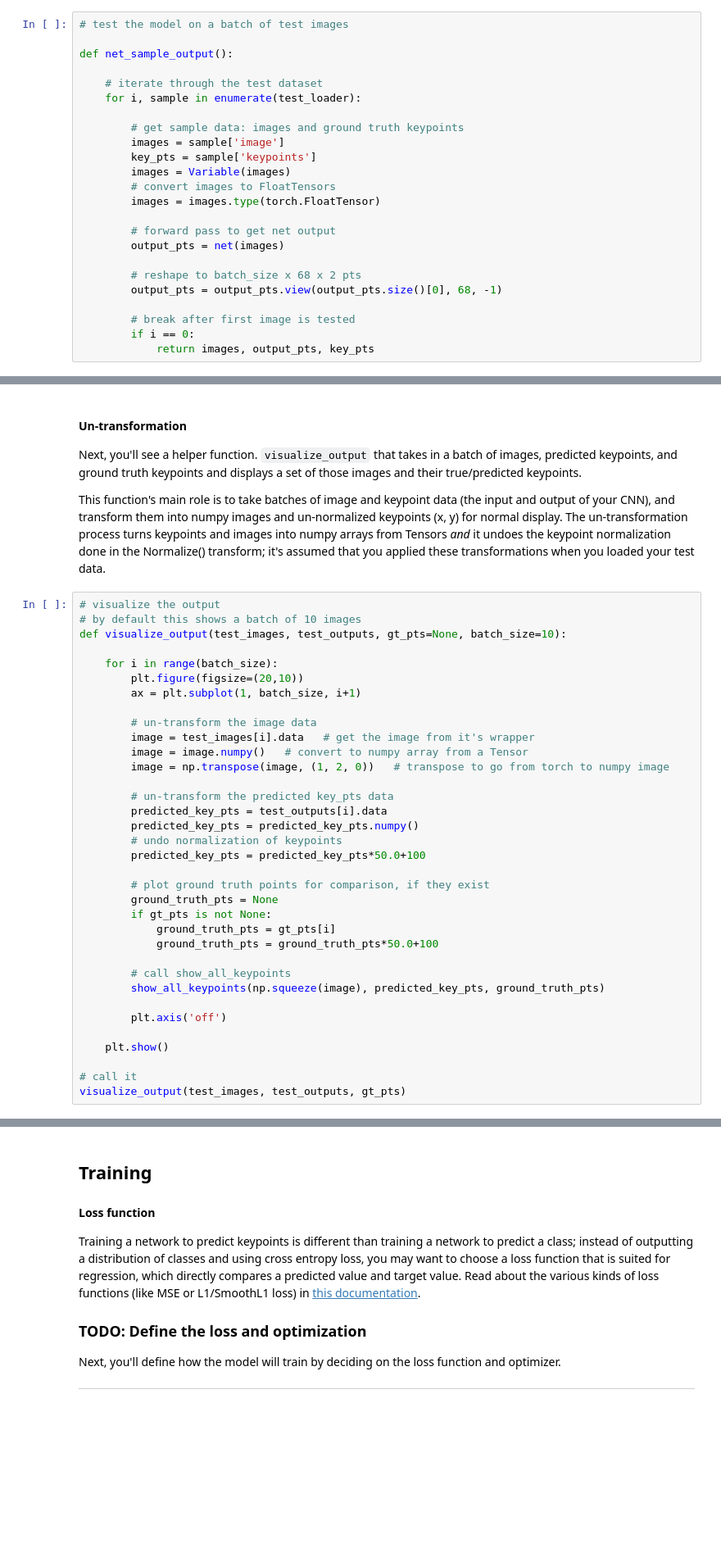
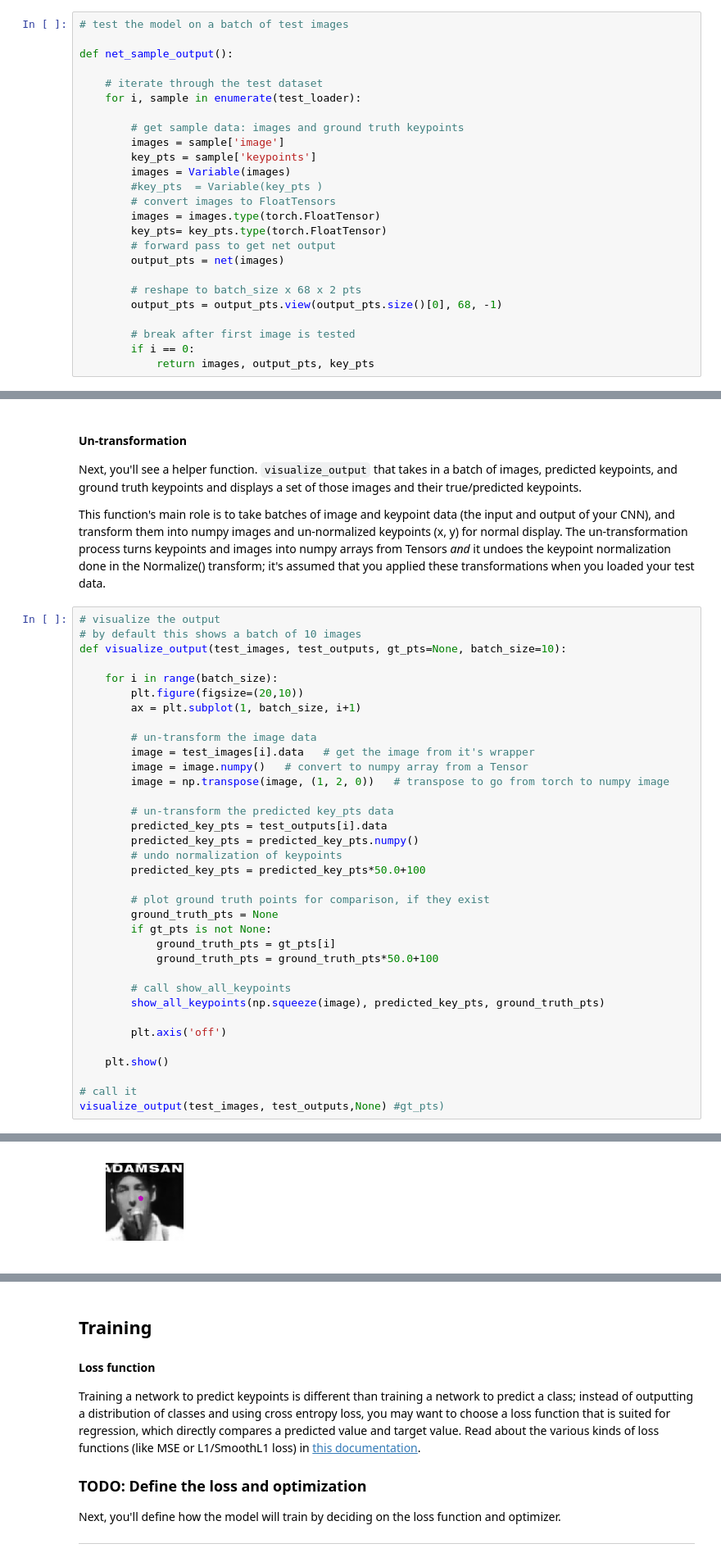
Before and after one commit to mostoo45/ComputerVision, a Jupyter notebook: 2. Define the Network Architecture.ipynb, the cells around one changed output, grey strips where cells are left out. Shown at 82% size. Drawn from its saved outputs; the diff is of its cells as text; blank space fills up the shorter version.

```diff
--- a/2. Define the Network Architecture.ipynb
+++ b/2. Define the Network Architecture.ipynb
@@ -210,9 +214,10 @@ def net_sample_output():
         images = sample['image']
         key_pts = sample['keypoints']
         images = Variable(images)
+        #key_pts  = Variable(key_pts )
         # convert images to FloatTensors
         images = images.type(torch.FloatTensor)
-
+        key_pts= key_pts.type(torch.FloatTensor)
         # forward pass to get net output
         output_pts = net(images)
 
@@ -309,5 +300,5 @@ def visualize_output(test_images, test_outputs, gt_pts=None, batch_size=10):
     plt.show()
 
 # call it
-visualize_output(test_images, test_outputs, gt_pts)
+visualize_output(test_images, test_outputs,None) #gt_pts)
 # %% [output]
@@ -314,0 +305 @@ TypeError: float() argument must be a string or a number, not 'torch.DoubleTenso
+[figure, added]
```
Also changed, not shown: parts of 16 cells of this notebook, 1 other file.
